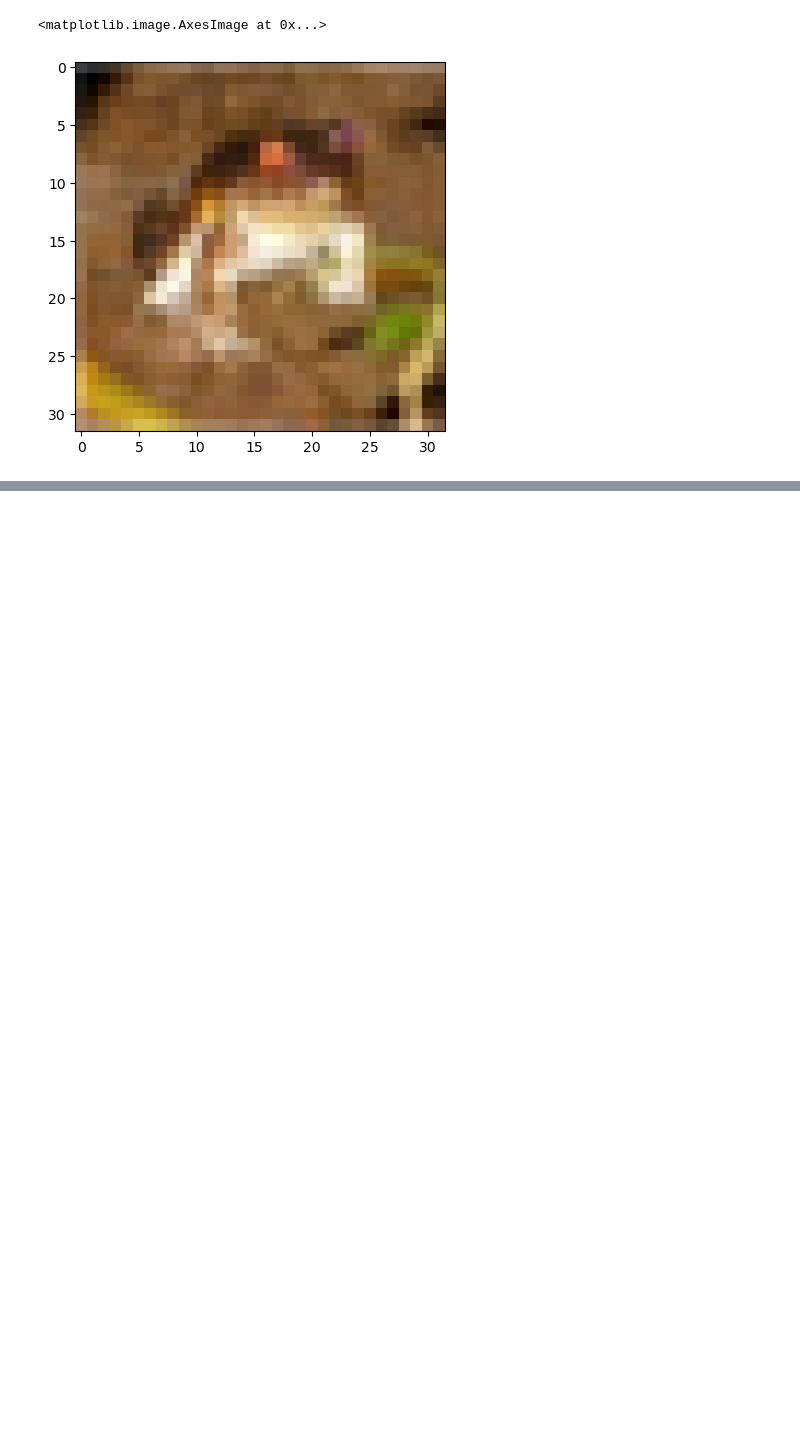
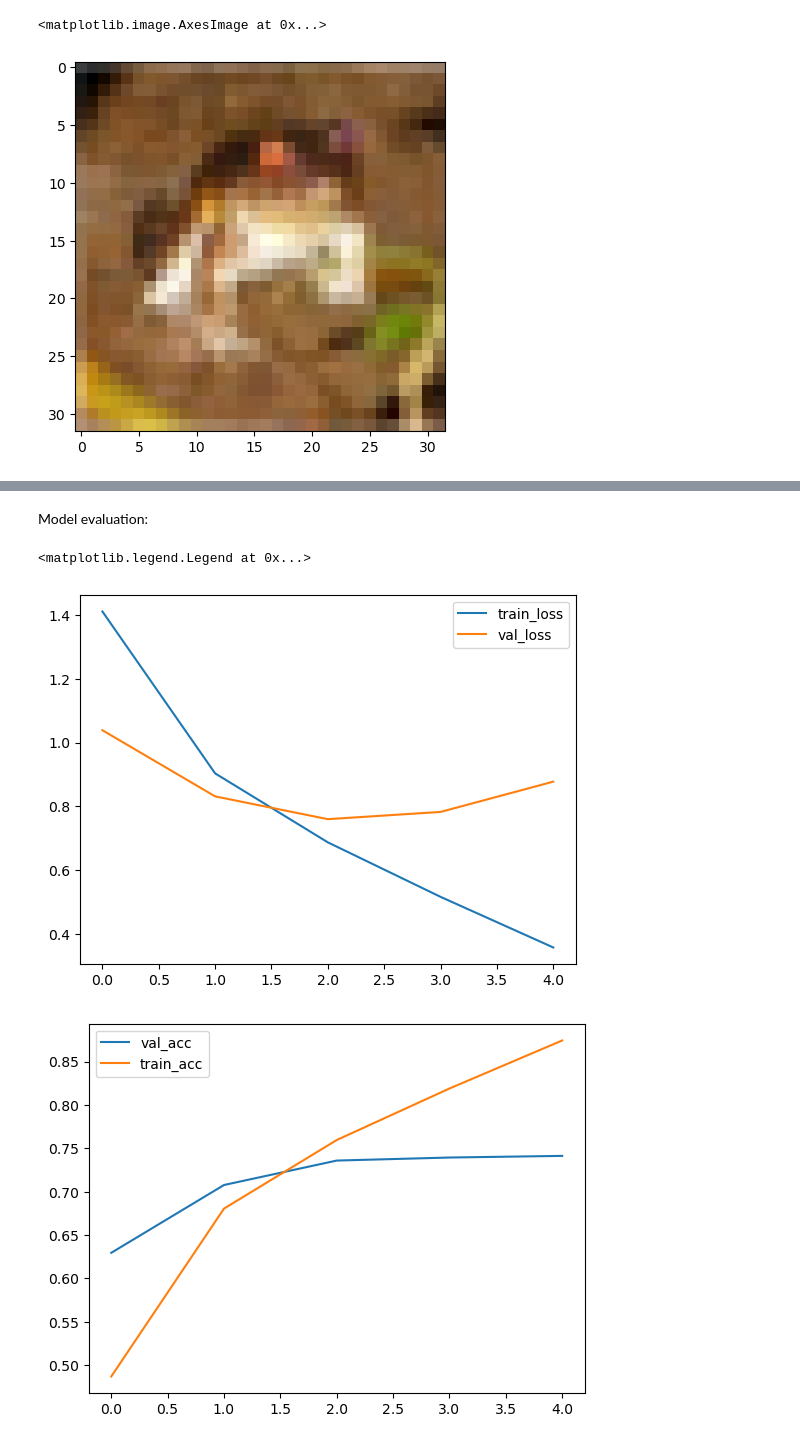
Before and after one commit to Selim321/basic-image-classifier, a Jupyter notebook: basic-image-classifier.ipynb, the cells around one changed output, grey strips where cells are left out. Cells and saved outputs as stored; diff of their text form; code cells hidden in the pictures; blank space fills up the shorter version.

```diff
--- a/basic-image-classifier.ipynb
+++ b/basic-image-classifier.ipynb
@@ -22,0 +64,5 @@ plt.imshow(x_train[0])
+# %%
+loss = keras.losses.SparseCategoricalCrossentropy()
+opt = keras.optimizers.legacy.Adam()
+metrics=['acc']
+model.compile(opt,loss, metrics)
@@ -22,0 +71,6 @@ plt.imshow(x_train[0])
+# %%
+epochs = 5
+batch_size = 64
+history = model.fit(x_train, y_train,
+                    validation_data=(x_test,y_test),
+                    epochs=epochs, batch_size=batch_size)
@@ -22,0 +90,22 @@ plt.imshow(x_train[0])
+# %% [markdown]
+Model evaluation:
+# %%
+train_loss = history.history['loss']
+train_acc = history.history['acc']
+
+val_loss = history.history['val_loss']
+val_acc = history.history['val_acc']
+
+plt.plot(train_loss, label='train_loss')
+plt.plot(val_loss, label='val_loss')
+plt.legend()
+
+plt.figure()
+
+plt.plot(val_acc, label='val_acc')
+plt.plot(train_acc, label='train_acc')
+plt.legend()
+# %% [output]
+<matplotlib.legend.Legend at 0x...>
+[figure, added]
+[figure, added]
```
Also changed, not shown: parts of 8 cells of this notebook.
